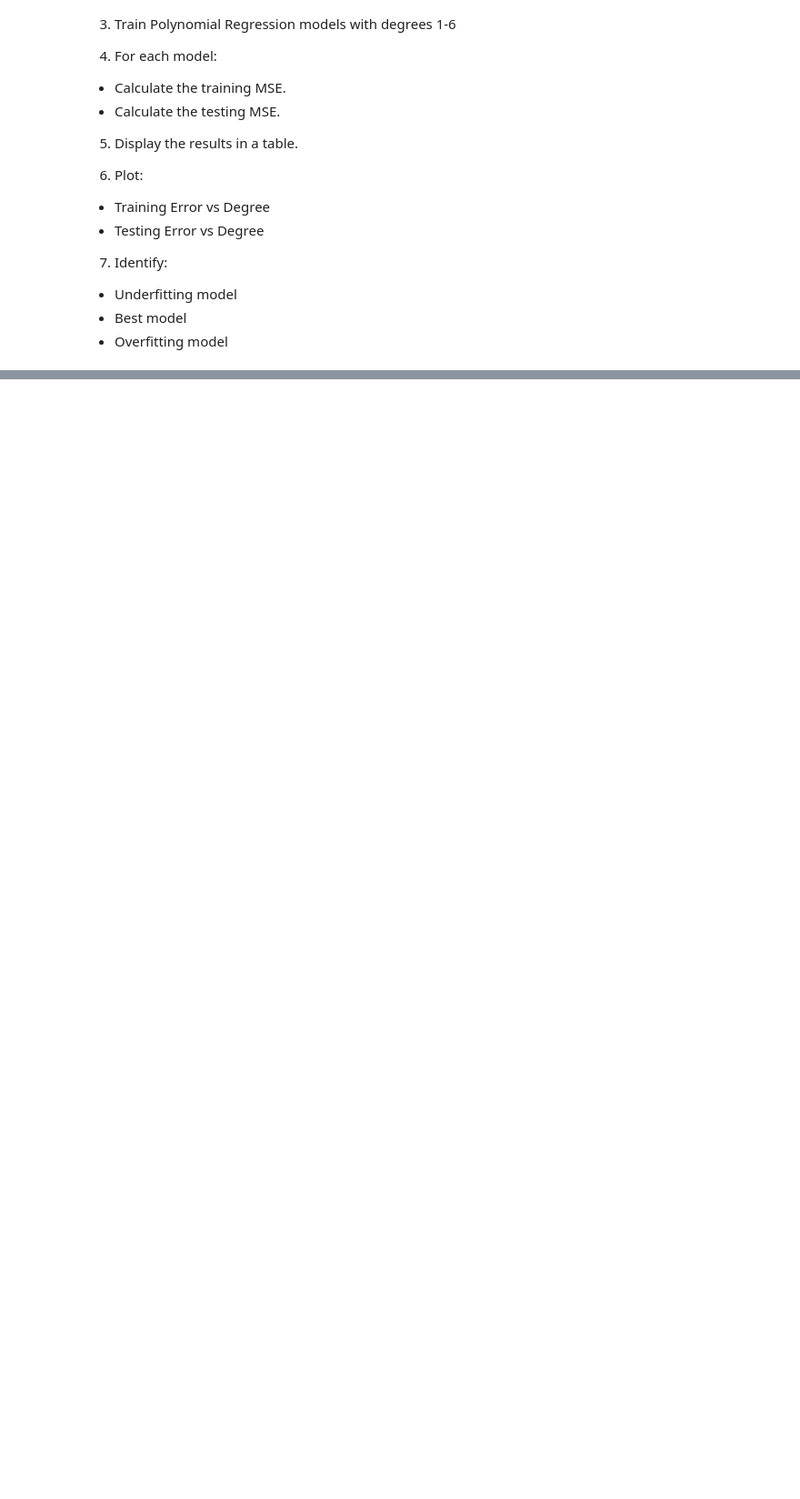
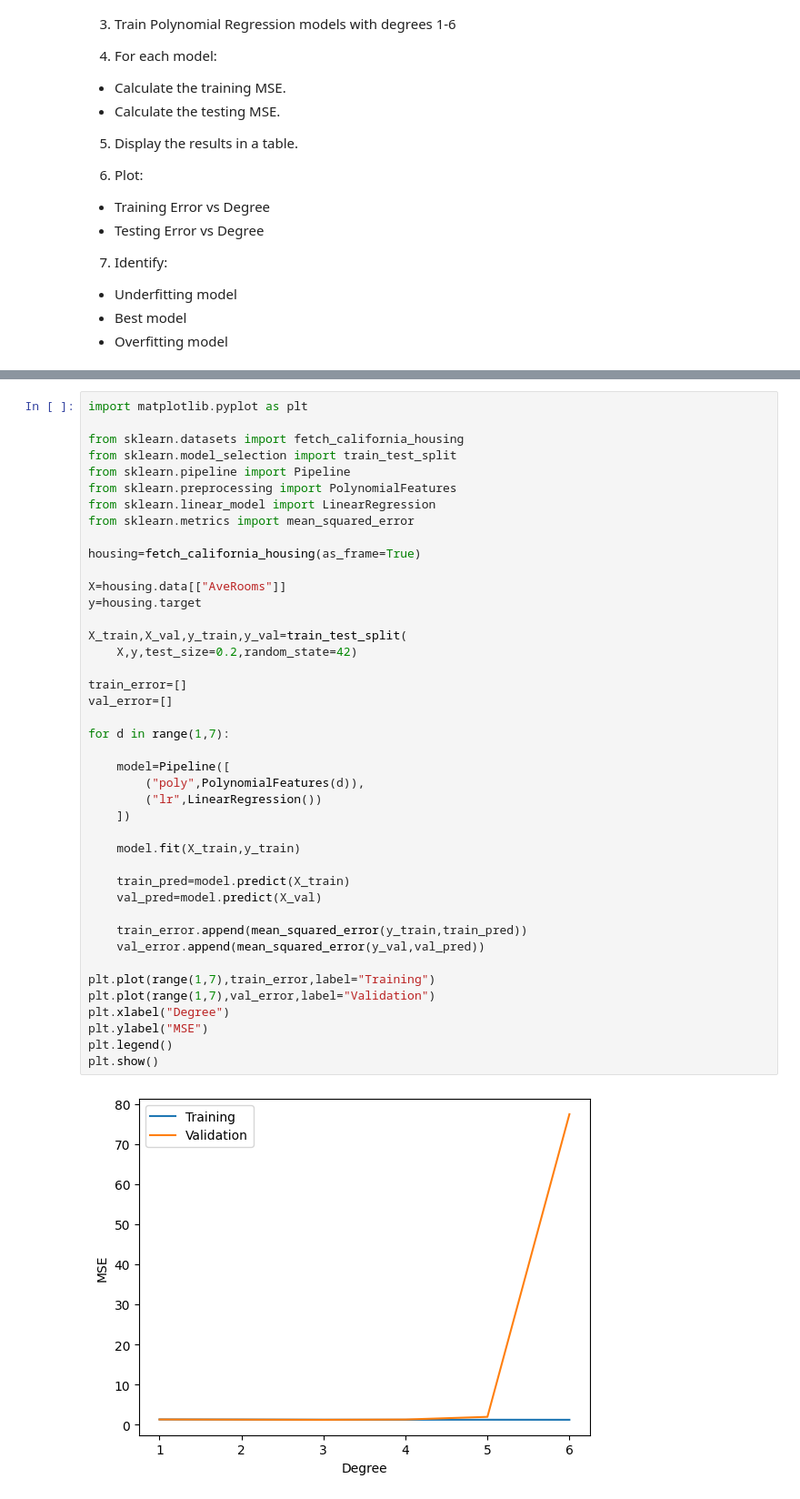
Before and after one commit to Ewanjohndennis/ML_LAB, a Jupyter notebook: assignment3.ipynb, the cells around one changed output, grey strips where cells are left out. Shown at 91% size. Drawn from its saved outputs; the diff is of its cells as text; blank space fills up the shorter version.

```diff
--- a/assignment3.ipynb
+++ b/assignment3.ipynb
@@ -216,0 +307,44 @@ from sklearn.model_selection import train_test_split, GridSearchCV
+# %%
+import matplotlib.pyplot as plt
+
+from sklearn.datasets import fetch_california_housing
+from sklearn.model_selection import train_test_split
+from sklearn.pipeline import Pipeline
+from sklearn.preprocessing import PolynomialFeatures
+from sklearn.linear_model import LinearRegression
+from sklearn.metrics import mean_squared_error
+
+housing=fetch_california_housing(as_frame=True)
+
+X=housing.data[["AveRooms"]]
+y=housing.target
+
+X_train,X_val,y_train,y_val=train_test_split(
+    X,y,test_size=0.2,random_state=42)
+
+train_error=[]
+val_error=[]
+
+for d in range(1,7):
+
+    model=Pipeline([
+        ("poly",PolynomialFeatures(d)),
+        ("lr",LinearRegression())
+    ])
+
+    model.fit(X_train,y_train)
+
+    train_pred=model.predict(X_train)
+    val_pred=model.predict(X_val)
+
+    train_error.append(mean_squared_error(y_train,train_pred))
+    val_error.append(mean_squared_error(y_val,val_pred))
+
+plt.plot(range(1,7),train_error,label="Training")
+plt.plot(range(1,7),val_error,label="Validation")
+plt.xlabel("Degree")
+plt.ylabel("MSE")
+plt.legend()
+plt.show()
+# %% [output]
+[figure, added]
```
Also changed, not shown: parts of 8 cells of this notebook.
